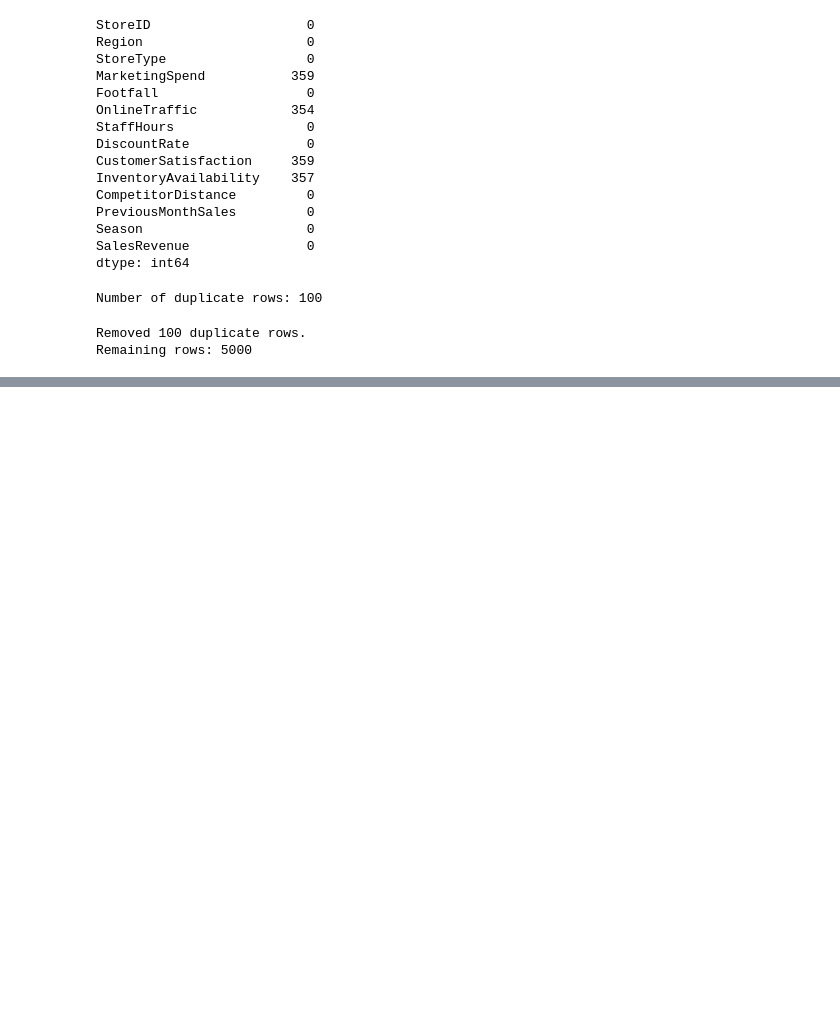
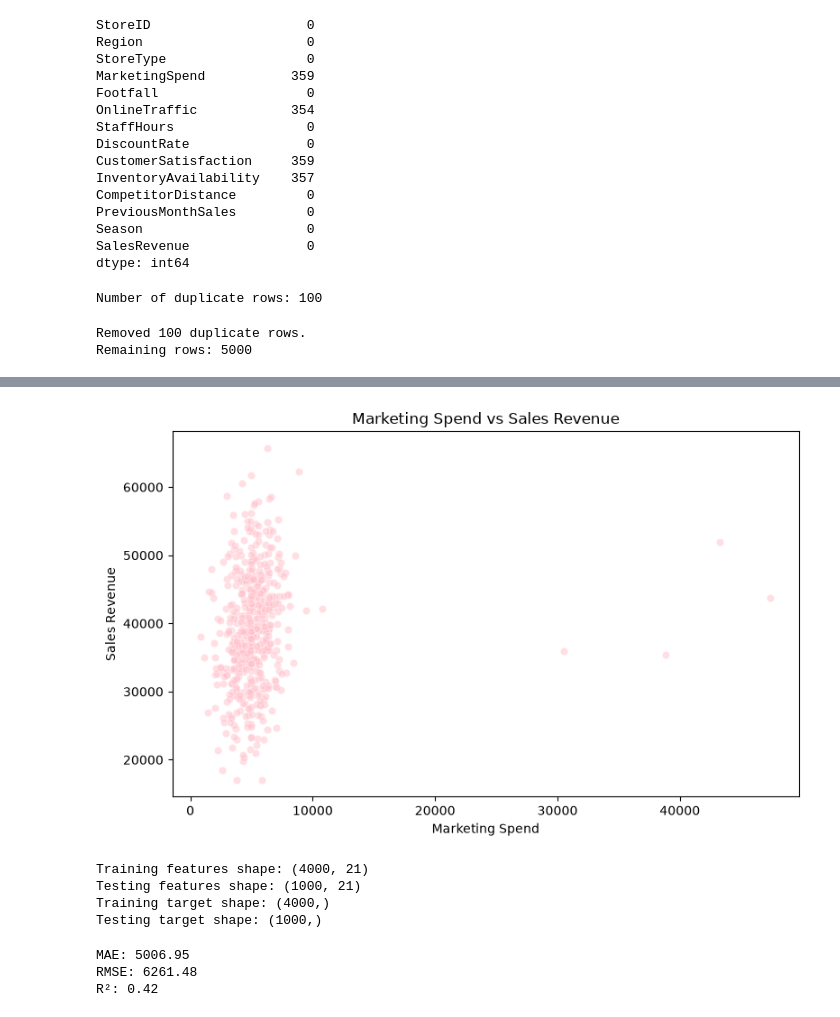
Before and after one commit to n00230352/DataAnalyticsForBusiness, a Jupyter notebook: Task1.ipynb, the cells around one changed output, grey strips where cells are left out. Cells and saved outputs as stored; diff of their text form; code cells hidden in the pictures; blank space fills up the shorter version.

```diff
--- a/Task1.ipynb
+++ b/Task1.ipynb
@@ -83,0 +446,68 @@ Remaining rows: 5000
+# %%
+# Create the scatter plot
+plt.figure(figsize=(8, 5))
+sample_data = retail_outlets.sample(n=500, random_state=42)
+
+sns.scatterplot(
+    data=sample_data,
+    x="MarketingSpend",
+    y="SalesRevenue",
+    color="pink",
+    alpha=0.5,
+)
+
+plt.title("Marketing Spend vs Sales Revenue")
+plt.xlabel("Marketing Spend")
+plt.ylabel("Sales Revenue")
+plt.tight_layout()
+plt.show()
+# %% [output]
+[figure, added]
+# %%
+from sklearn.model_selection import train_test_split
+
+# Separate features and target
+X = retail_outlets.drop(columns=["SalesRevenue", "StoreID", "SalesChange"])
+y = retail_outlets["SalesRevenue"]
+
+# Convert categorical columns to numeric columns
+X = pd.get_dummies(X, drop_first=True)
+
+# Split into training and testing sets
+X_train, X_test, y_train, y_test = train_test_split(
+    X, y, test_size=0.2, random_state=42
+)
+
+print("Training features shape:", X_train.shape)
+print("Testing features shape:", X_test.shape)
+print("Training target shape:", y_train.shape)
+print("Testing target shape:", y_test.shape)
+# %% [output]
+Training features shape: (4000, 21)
+Testing features shape: (1000, 21)
+Training target shape: (4000,)
+Testing target shape: (1000,)
+# %%
+from sklearn.linear_model import LinearRegression
+from sklearn.metrics import mean_absolute_error, mean_squared_error, r2_score
+
+# Train the model
+model = LinearRegression()
+model.fit(X_train, y_train)
+
+# Make predictions
+y_pred = model.predict(X_test)
+
+# Calculate metrics
+mae = mean_absolute_error(y_test, y_pred)
+rmse = mean_squared_error(y_test, y_pred) ** 0.5
+r2 = r2_score(y_test, y_pred)
+
+# Display results
+print(f"MAE: {mae:.2f}")
+print(f"RMSE: {rmse:.2f}")
+print(f"R²: {r2:.2f}")
+# %% [output]
+MAE: 5006.95
+RMSE: 6261.48
+R²: 0.42
```
Also changed, not shown: parts of 15 cells of this notebook.
